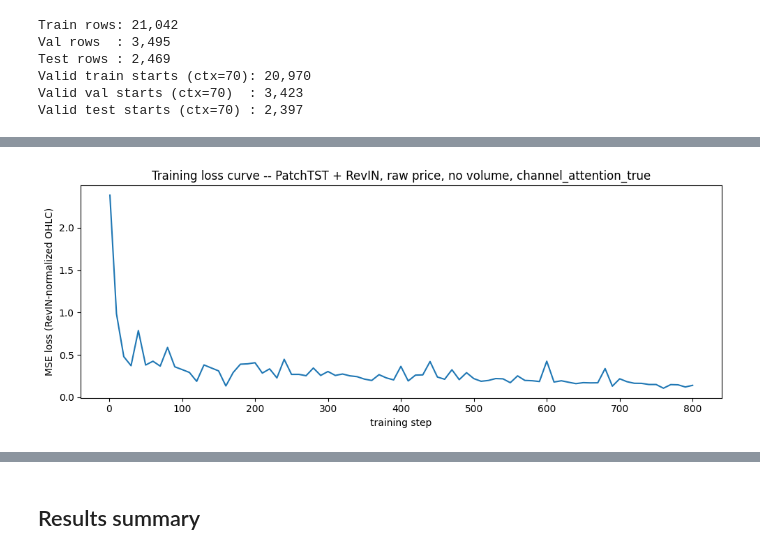
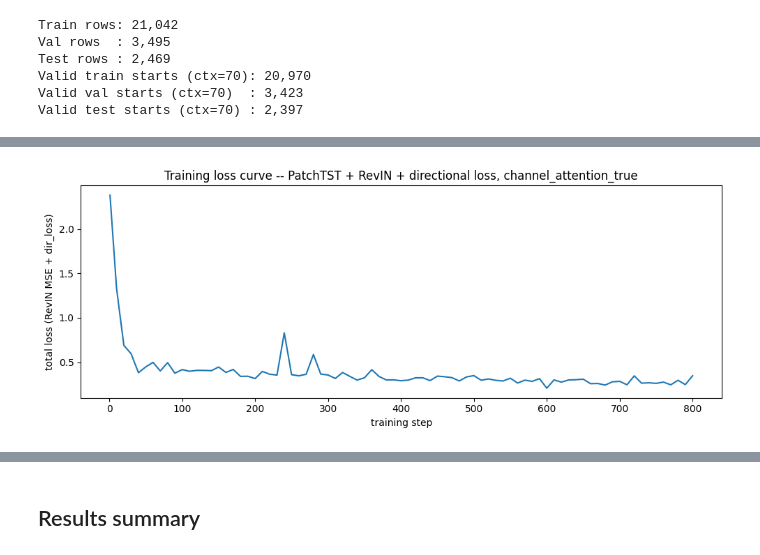
Before and after one commit to WoodyChang21/ECE1508_GenAI, a Jupyter notebook: steven/train_patchtst_hf_channel_attention.ipynb, the cells around one changed output, grey strips where cells are left out. Drawn from its saved outputs; the diff is of its cells as text; code cells hidden in the pictures.

```diff
--- a/steven/train_patchtst_hf_channel_attention.ipynb
+++ b/steven/train_patchtst_hf_channel_attention.ipynb
@@ -378,9 +414,22 @@ variants (0.81-0.94 coherence, 0.46-0.48 dir acc) and step 2's collapse (0/2397
 bucket), not his full variable-length curriculum -- so compare against steven's **long**
 bucket numbers in `steven/outputs/metrics.json`, not his "overall" (mixed-length) numbers.
 # %%
+def directional_loss(pred_close_real: torch.Tensor, true_close_real: torch.Tensor,
+                      close_0: torch.Tensor, scale: float) -> torch.Tensor:
+    """Soft, differentiable penalty for predicted/true close-return sign disagreement.
+    pred_ret/true_ret are both measured relative to close_0 -- the same anchor
+    directional_accuracy uses at eval time. pred_ret*true_ret > 0 (same sign) -> small
+    loss; < 0 (opposite sign) -> large loss. `scale` rescales the product into the
+    sigmoid's sensitive range before -log(sigmoid(.)) -- see intro markdown."""
+    pred_ret = pred_close_real - close_0.unsqueeze(-1)
+    true_ret = true_close_real - close_0.unsqueeze(-1)
+    agreement = pred_ret * true_ret * scale
+    return -F.logsigmoid(agreement).mean()
+
+
 def run_epoch(model, loader, optimizer, device, train: bool, loss_history=None, step_holder=None, log_every=10):
     model.train(mode=train)
-    total, n = 0.0, 0
+    total, mse_total, dir_total, n = 0.0, 0.0, 0.0, 0
     for batch in loader:
         past_values = batch['past_values'].to(device)
         future_values = batch['future_values'].to(device)
@@ -389,9 +438,22 @@ def run_epoch(model, loader, optimizer, device, train: bool, loss_history=None,
             pred_norm = model(past_values)
             # RevIN.fit() was just called inside model() using this batch's context, so
             # model.revin.normalize() here uses the matching context-derived stats to put
-            # the true target in the same normalized space the loss is computed in.
-            true_norm = model.revin.normalize(future_values)
-            loss = F.mse_loss(pred_norm, true_norm)
+            # the true OHLC target in the same normalized space the loss is computed in.
+            # Volume's target is already log_volume_norm -- concatenated through unchanged.
+            future_price_raw = future_values[:, :, :N_PRICE_CHANNELS]
+            future_vol_norm = future_values[:, :, N_PRICE_CHANNELS:]
+            true_norm = torch.cat([model.revin.normalize(future_price_raw), future_vol_norm], dim=-1)
+            mse = F.mse_loss(pred_norm, true_norm)
+
+            # Directional term, computed in real price space (see directional_loss above) --
+            # denormalize only the price channels, no need to touch volume for this.
+            pred_price_real = model.revin.denormalize(pred_norm[:, :, :N_PRICE_CHANNELS])
+            pred_close_real = pred_price_real[:, :, CLOSE_IDX]
+            true_close_real = future_price_raw[:, :, CLOSE_IDX]
+            close_0 = past_values[:, -1, CLOSE_IDX]
+            dir_loss = directional_loss(pred_close_real, true_close_real, close_0, DIR_LOSS_SCALE)
+
+            loss = mse + DIR_LOSS_WEIGHT * dir_loss
 
         if train:
             optimizer.zero_grad()
@@ -404,8 +466,10 @@ def run_epoch(model, loader, optimizer, device, train: bool, loss_history=None,
 
         bs = past_values.shape[0]
         total += loss.item() * bs
+        mse_total += mse.item() * bs
+        dir_total += dir_loss.item() * bs
         n += bs
-    return {'loss': total / n}
+    return {'loss': total / n, 'mse': mse_total / n, 'dir_loss': dir_total / n}
 
 
 def mae_rmse(pred: np.ndarray, true: np.ndarray) -> tuple[float, float]:
@@ -421,23 +485,33 @@ def evaluate(model) -> dict:
             pv = batch['past_values'].to(DEVICE)
             fv = batch['future_values'].to(DEVICE)
             pred_norm = model(pv)
-            pred_price = model.revin.denormalize(pred_norm)   # back to real price -- no reconstruct_prices needed
+            pred_price = model.revin.denormalize(pred_norm[:, :, :N_PRICE_CHANNELS])
+            pred_vol_norm = pred_norm[:, :, N_PRICE_CHANNELS:]
+            pred_mixed = torch.cat([pred_price, pred_vol_norm], dim=-1)   # OHLC real, volume still log_volume_norm
             all_true.append(fv.cpu().numpy())
-            all_pred.append(pred_price.cpu().numpy())
+            all_pred.append(pred_mixed.cpu().numpy())
             all_close0.append(pv[:, -1, CLOSE_IDX].cpu().numpy())   # last context bar's real close
 
-    true_ohlc = np.concatenate(all_true)     # (n, 3, 4) real [open,high,low,close]
-    pred_ohlc = np.concatenate(all_pred)     # (n, 3, 4) predicted
-    close_0 = np.concatenate(all_close0)     # (n,)
-    n = len(true_ohlc)
+    true_raw = np.concatenate(all_true)     # (n, 3, 5) real OHLC + log_volume_norm
+    pred_raw = np.concatenate(all_pred)     # (n, 3, 5) real OHLC (denormalized) + log_volume_norm
+    close_0 = np.concatenate(all_close0)    # (n,)
+    n = len(true_raw)
 
+    true_ohlc = true_raw[:, :, :N_PRICE_CHANNELS]
+    pred_ohlc = pred_raw[:, :, :N_PRICE_CHANNELS]
     ohlc_mae, ohlc_rmse = mae_rmse(pred_ohlc, true_ohlc)
 
-    true_close_sign = np.sign(true_ohlc[:, :, CLOSE_IDX] - close_0[:, None])
-    pred_close_sign = np.sign(pred_ohlc[:, :, CLOSE_IDX] - close_0[:, None])
+    # reconstruct_volume expects log_volume_norm -> real volume, same function/stats every
+    # other notebook in this project uses -- no hand-rolled inverse needed here.
+    true_vol = reconstruct_volume(true_raw[:, :, N_PRICE_CHANNELS], stats)
+    pred_vol = reconstruct_volume(pred_raw[:, :, N_PRICE_CHANNELS], stats)
+    vol_mae, vol_rmse = mae_rmse(pred_vol, true_vol)
+
+    true_close_sign = np.sign(true_raw[:, :, CLOSE_IDX] - close_0[:, None])
+    pred_close_sign = np.sign(pred_raw[:, :, CLOSE_IDX] - close_0[:, None])
     dir_acc = (true_close_sign == pred_close_sign).mean(axis=0)
 
-    # Coherence check -- see markdown above.
+    # Coherence check -- the diagnostic this run is testing (see markdown above).
     coherent_up = (pred_close_sign > 0).all(axis=1)
     coherent_down = (pred_close_sign < 0).all(axis=1)
     coherence_rate = float((coherent_up | coherent_down).mean())
@@ -446,6 +520,8 @@ def evaluate(model) -> dict:
         'n_windows': n,
         'ohlc_mae': ohlc_mae,
         'ohlc_rmse': ohlc_rmse,
+        'volume_mae': vol_mae,
+        'volume_rmse': vol_rmse,
         'directional_accuracy': dir_acc.tolist(),
         'coherence_rate': coherence_rate,
     }
@@ -478,7 +554,7 @@ for channel_attention in CHANNEL_ATTENTION_SETTINGS:
         train_rng = np.random.default_rng(SEED + epoch)
         n_train = min(TRAIN_WINDOWS_PER_EPOCH, len(train_starts_full))
         train_starts = train_rng.choice(train_starts_full, size=n_train, replace=False)
-        train_ds = FixedContextOHLCDataset(ohlc, train_starts)
+        train_ds = FixedContextRawDataset(raw, train_starts)
         train_loader = DataLoader(train_ds, batch_size=BATCH_SIZE, shuffle=True, collate_fn=collate)
 
         train_metrics = run_epoch(model, train_loader, optimizer, DEVICE, train=True,
@@ -486,7 +562,8 @@ for channel_attention in CHANNEL_ATTENTION_SETTINGS:
         val_metrics = run_epoch(model, val_loader, optimizer, DEVICE, train=False)
 
         print(f'epoch {epoch+1:2d}/{MAX_EPOCHS}  '
-              f'train_loss={train_metrics["loss"]:.6f}  val_loss={val_metrics["loss"]:.6f}')
+              f'train_loss={train_metrics["loss"]:.6f} (mse={train_metrics["mse"]:.6f}, dir={train_metrics["dir_loss"]:.6f})  '
+              f'val_loss={val_metrics["loss"]:.6f} (mse={val_metrics["mse"]:.6f}, dir={val_metrics["dir_loss"]:.6f})')
 
         if val_metrics['loss'] < best_val_loss:
             best_val_loss = val_metrics['loss']
@@ -497,17 +574,22 @@ for channel_attention in CHANNEL_ATTENTION_SETTINGS:
     steps, losses = zip(*loss_history)
     ax.plot(steps, losses)
     ax.set_xlabel('training step')
-    ax.set_ylabel('MSE loss (RevIN-normalized OHLC)')
-    ax.set_title(f'Training loss curve -- PatchTST + RevIN, raw price, no volume, {setting_key}')
+    ax.set_ylabel('total loss (RevIN MSE + dir_loss)')
+    ax.set_title(f'Training loss curve -- PatchTST + RevIN + directional loss, {setting_key}')
     plt.tight_layout()
     plt.show()
 
     eval_metrics = evaluate(model)
     print(f'  OHLC MAE / RMSE     : {eval_metrics["ohlc_mae"]:.4f} / {eval_metrics["ohlc_rmse"]:.4f}')
+    print(f'  volume MAE / RMSE   : {eval_metrics["volume_mae"]:,.1f} / {eval_metrics["volume_rmse"]:,.1f}')
     dir_acc = eval_metrics['directional_accuracy']
     print(f'  dir acc per bar     : {dir_acc[0]:.4f} / {dir_acc[1]:.4f} / {dir_acc[2]:.4f}')
-    print(f'  coherence rate      : {eval_metrics["coherence_rate"]:.4f}  '
-          f'(step 3\'s two volume-included runs scored 0.81-0.94; step 2\'s collapse scored 0/2397)')
+    print(f'  coherence rate      : {eval_metrics["coherence_rate"]:.4f}')
+    print(f'\n  === For comparison: hf_patchtst_revin_ohlc_global_volume (no directional loss), {setting_key} ===')
+    if channel_attention:
+        print('  OHLC MAE/RMSE 1.99/3.24, dir acc 0.475/0.477/0.464, coherence 0.809')
+    else:
+        print('  OHLC MAE/RMSE 1.92/3.12, dir acc 0.478/0.475/0.480, coherence 0.811')
 
     output = {
         'experiment': {**EXPERIMENT, 'channel_attention': channel_attention, 'seed': SEED},
@@ -559 +641 @@ done (channel_attention_true). best val_loss=0.131057
-[figure, old version]
+[figure, new version]
```
Also changed, not shown: parts of 13 cells of this notebook, 1 other file.
